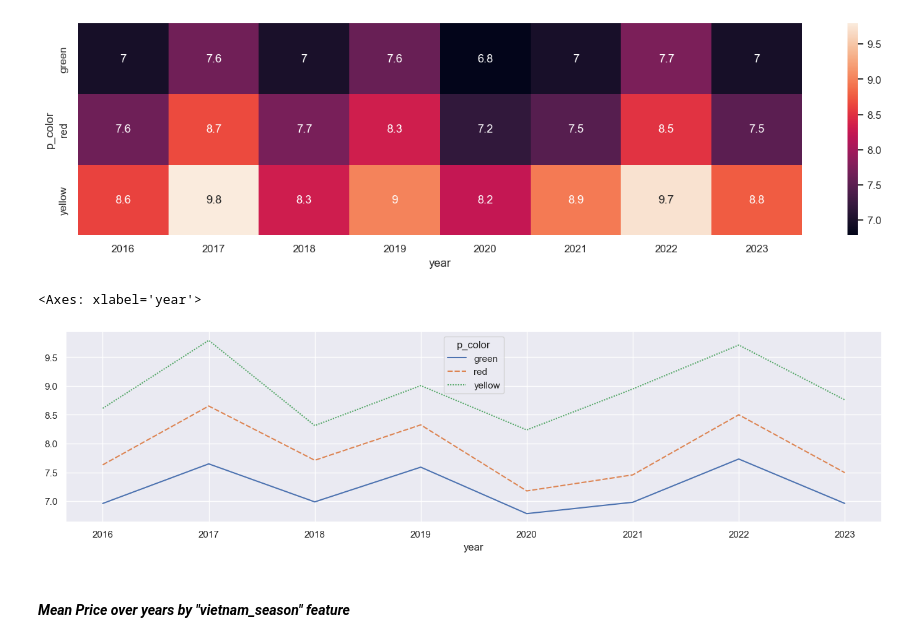
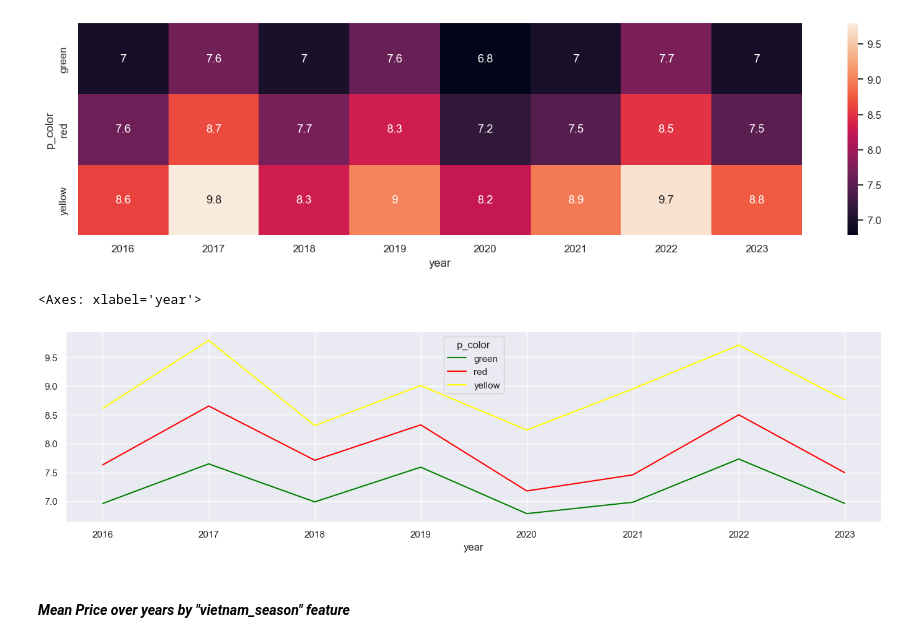
Before and after one commit to omar-ammar0/Intern_Final_Project, a Jupyter notebook: notebooks/Data_Cleaning/Task_1.ipynb, the cells around one changed output. Drawn from its saved outputs; the diff is of its cells as text; code cells hidden in the pictures.

```diff
--- a/notebooks/Data_Cleaning/Task_1.ipynb
+++ b/notebooks/Data_Cleaning/Task_1.ipynb
@@ -282,10 +282,11 @@ sns.heatmap(pd.pivot_table(data=df,index="p_color",columns="year",values="price"
 [figure]
 # %%
 fig, ax = plt.subplots(figsize=(17, 4))
-sns.lineplot(data=pd.pivot_table(data=df,index="year",columns="p_color",values="price",aggfunc="mean",fill_value=0))
+sns.lineplot(data=pd.pivot_table(data=df,index="year",columns="p_color",values="price",aggfunc="mean",fill_value=0),
+             palette=['green', 'red','yellow'],dashes=False,)
 # %% [output]
 <Axes: xlabel='year'>
-[figure, old version]
+[figure, new version]
 # %% [markdown]
 #### *Mean Price over years by "vietnam_season" feature*
 # %%
```
Also changed, not shown: parts of 17 cells of this notebook.
